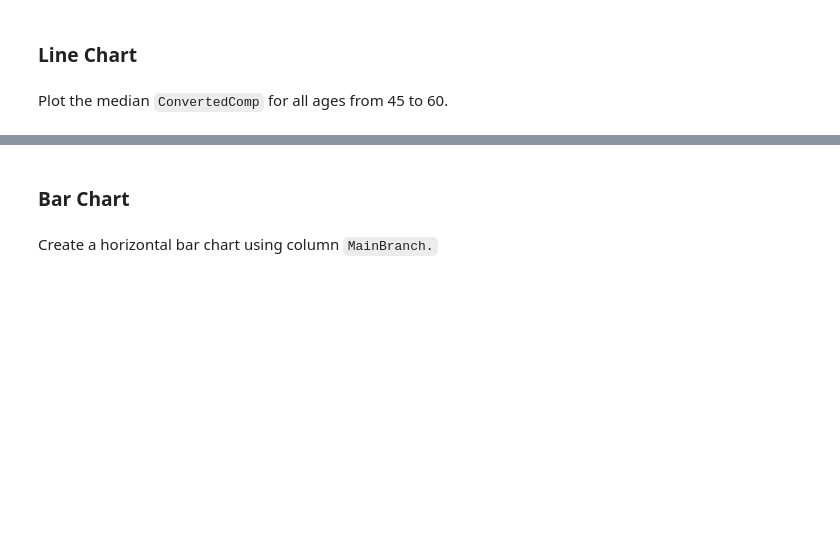
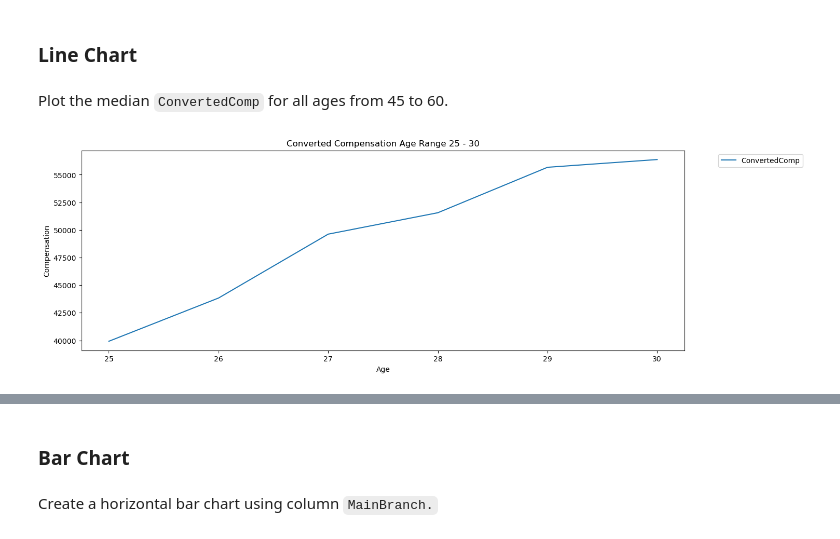
Before and after one commit to Rskowal/Data-Analyst-Projects, a Jupyter notebook: M4DataVisualization-lab.ipynb, the cells around one changed output, grey strips where cells are left out. Drawn from its saved outputs; the diff is of its cells as text; code cells hidden in the pictures; blank space fills up the shorter version.

```diff
--- a/M4DataVisualization-lab.ipynb
+++ b/M4DataVisualization-lab.ipynb
@@ -368,6 +409,23 @@ plt.show()
 ### Line Chart
 # %% [markdown]
 Plot the median `ConvertedComp` for all ages from 45 to 60.
+# %%
+QUERY = """ SELECT ConvertedComp, Age
+            FROM master
+            WHERE Age BETWEEN 25 AND 30
+        """
+df_line2 = pd.read_sql_query(QUERY, conn)
+df_line2 = df_line2.loc[(df_line2['Age'] >= 25) & (df_line2['Age'] <= 30)].reset_index().drop(columns=['index'])
+df_line2.dropna(inplace=True)
+df_line2 = df_line2.groupby('Age', axis=0).median()
+df_line2.plot(kind='line', figsize=(15, 5))
+plt.xlabel('Age')
+plt.ylabel('Compensation')
+plt.legend(bbox_to_anchor=(1.05, 1), loc='upper left')
+plt.title('Converted Compensation Age Range 25 - 30')
+plt.show()
+# %% [output]
+[figure, added]
 # %%
 # your code goes here
 QUERY = """ SELECT ConvertedComp, Age
```
Also changed, not shown: parts of 5 cells of this notebook, 1 other file.
